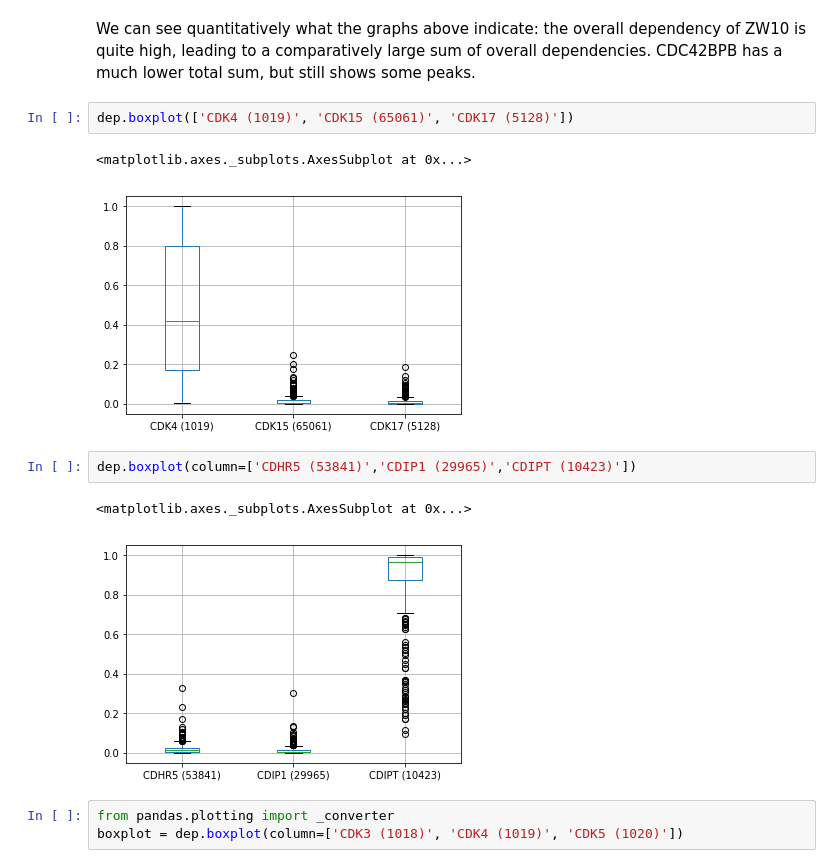
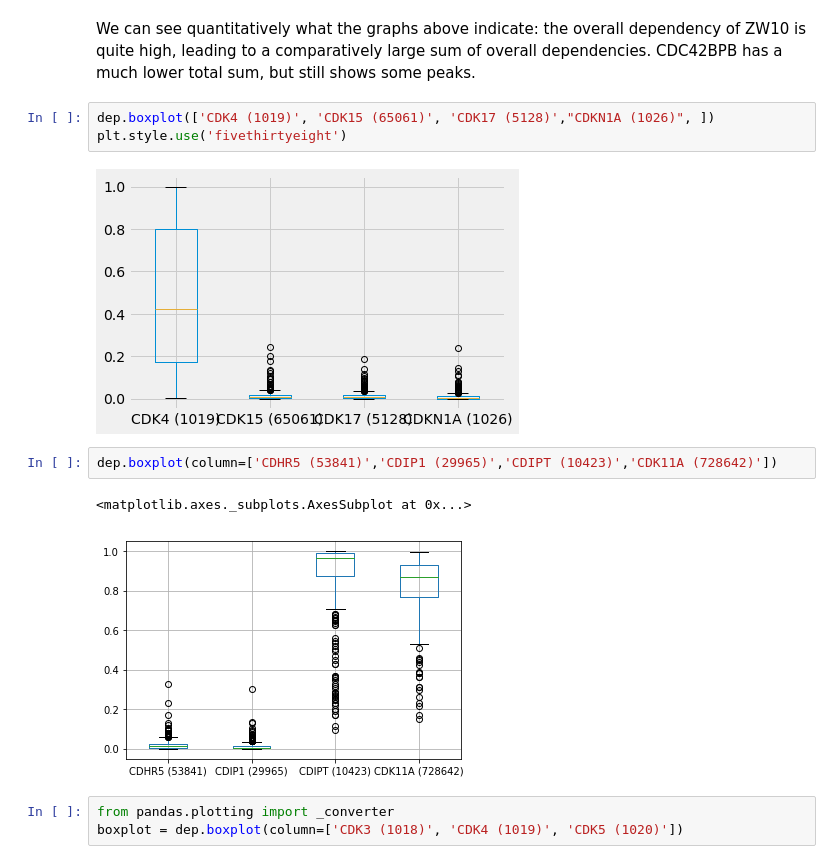
Before and after one commit to lannwal/projectlab, a Jupyter notebook: Exploration.ipynb, the cells around one changed output. Drawn from its saved outputs; the diff is of its cells as text.

```diff
--- a/Exploration.ipynb
+++ b/Exploration.ipynb
@@ -400,15 +372,15 @@ array([-560.57134908, -531.23643192, -501.71672704, ...,  103.21443954,
 We can see quantitatively what the graphs above indicate: the overall dependency of ZW10 is quite high, leading to a comparatively large sum of overall dependencies.
 CDC42BPB has a much lower total sum, but still shows some peaks.
 # %%
-dep.boxplot(['CDK4 (1019)', 'CDK15 (65061)', 'CDK17 (5128)'])
+dep.boxplot(['CDK4 (1019)', 'CDK15 (65061)', 'CDK17 (5128)',"CDKN1A (1026)", ])
+plt.style.use('fivethirtyeight')
 # %% [output]
-<matplotlib.axes._subplots.AxesSubplot at 0x...>
-[figure, old version]
+[figure, new version]
 # %%
-dep.boxplot(column=['CDHR5 (53841)','CDIP1 (29965)','CDIPT (10423)'])
+dep.boxplot(column=['CDHR5 (53841)','CDIP1 (29965)','CDIPT (10423)','CDK11A (728642)'])
 # %% [output]
 <matplotlib.axes._subplots.AxesSubplot at 0x...>
-[figure, old version]
+[figure, new version]
 # %%
 from pandas.plotting import _converter
 boxplot = dep.boxplot(column=['CDK3 (1018)', 'CDK4 (1019)', 'CDK5 (1020)'])
```
Also changed, not shown: parts of 4 cells of this notebook, 9 other files.
